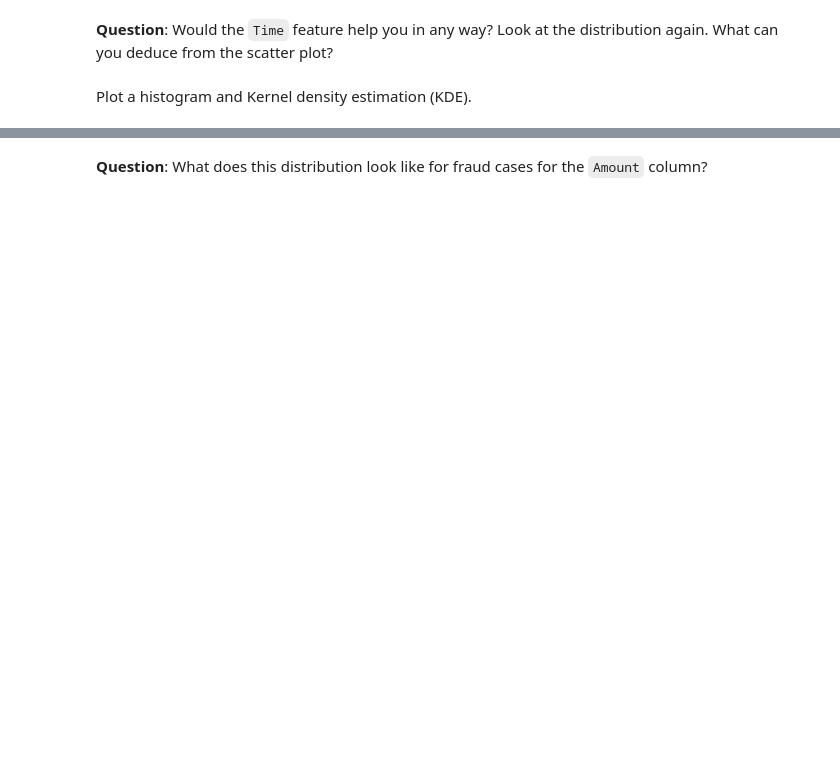
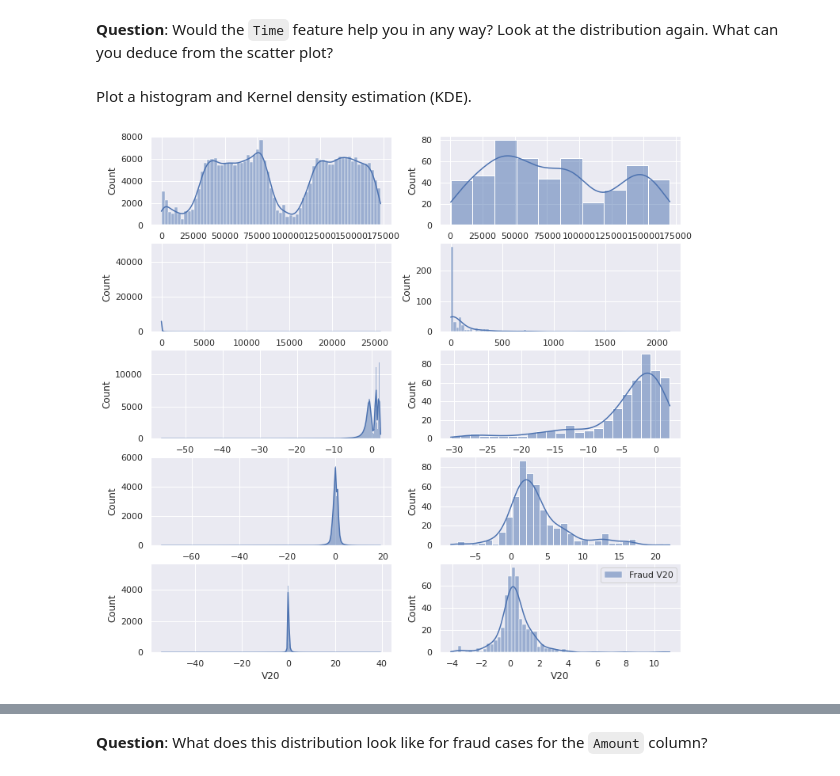
Before and after one commit to angry-birdman/aws-sagemaker-lab, a Jupyter notebook: Credit_Card_Fraud_Detection-Student.ipynb, the cells around one changed output, grey strips where cells are left out. Saved outputs shown, nothing was run; the diff lists cells and outputs as text; code cells hidden in the pictures; blank space fills up the shorter version.

```diff
--- a/Credit_Card_Fraud_Detection-Student.ipynb
+++ b/Credit_Card_Fraud_Detection-Student.ipynb
@@ -316,4 +313,23 @@ sns.distplot(df['Amount']) # Enter your code here
 # Enter your answer here:
 # %% [markdown]
 Plot a histogram and Kernel density estimation (KDE).
+# %%
+fig, axs = plt.subplots(5, 2, figsize=(12, 12))
+
+sns.histplot(df[df['Class'] == 0]['Time'], label="Time", kde=True, ax=axs[0, 0])
+sns.histplot(df[df['Class'] == 1]['Time'], label="Fraud Time",kde=True, ax=axs[0, 1])
+sns.histplot(df[df['Class'] == 0]['Amount'], label="Amount",kde=True, ax=axs[1, 0])
+sns.histplot(df[df['Class'] == 1]['Amount'], label="Fraud Amount",kde=True, ax=axs[1, 1])
+
+sns.histplot(df[df['Class'] == 0]['V1'], label="V1", kde=True, ax=axs[2, 0])
+sns.histplot(df[df['Class'] == 1]['V1'], label="Fraud V1", kde=True, ax=axs[2, 1])
+sns.histplot(df[df['Class'] == 0]['V2'], label="V2", kde=True, ax=axs[3, 0])
+sns.histplot(df[df['Class'] == 1]['V2'], label="Fraud V2", kde=True, ax=axs[3, 1])
+sns.histplot(df[df['Class'] == 0]['V20'], label="V20", kde=True, ax=axs[4, 0])
+sns.histplot(df[df['Class'] == 1]['V20'], label="Fraud V20", kde=True, ax=axs[4, 1])
+
+plt.legend()
+plt.show()
+# %% [output]
+[figure, added]
 # %%
```
Also changed, not shown: parts of 5 cells of this notebook.
